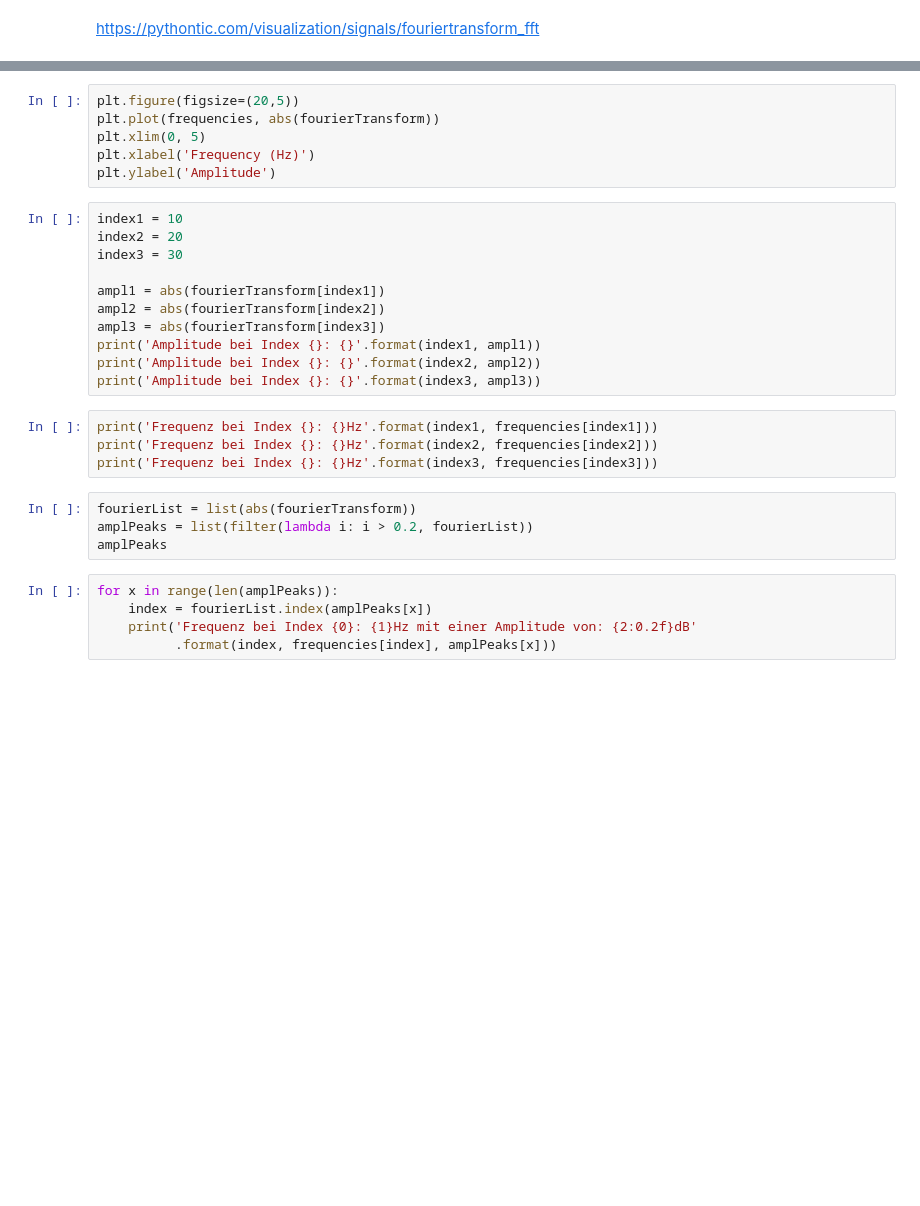
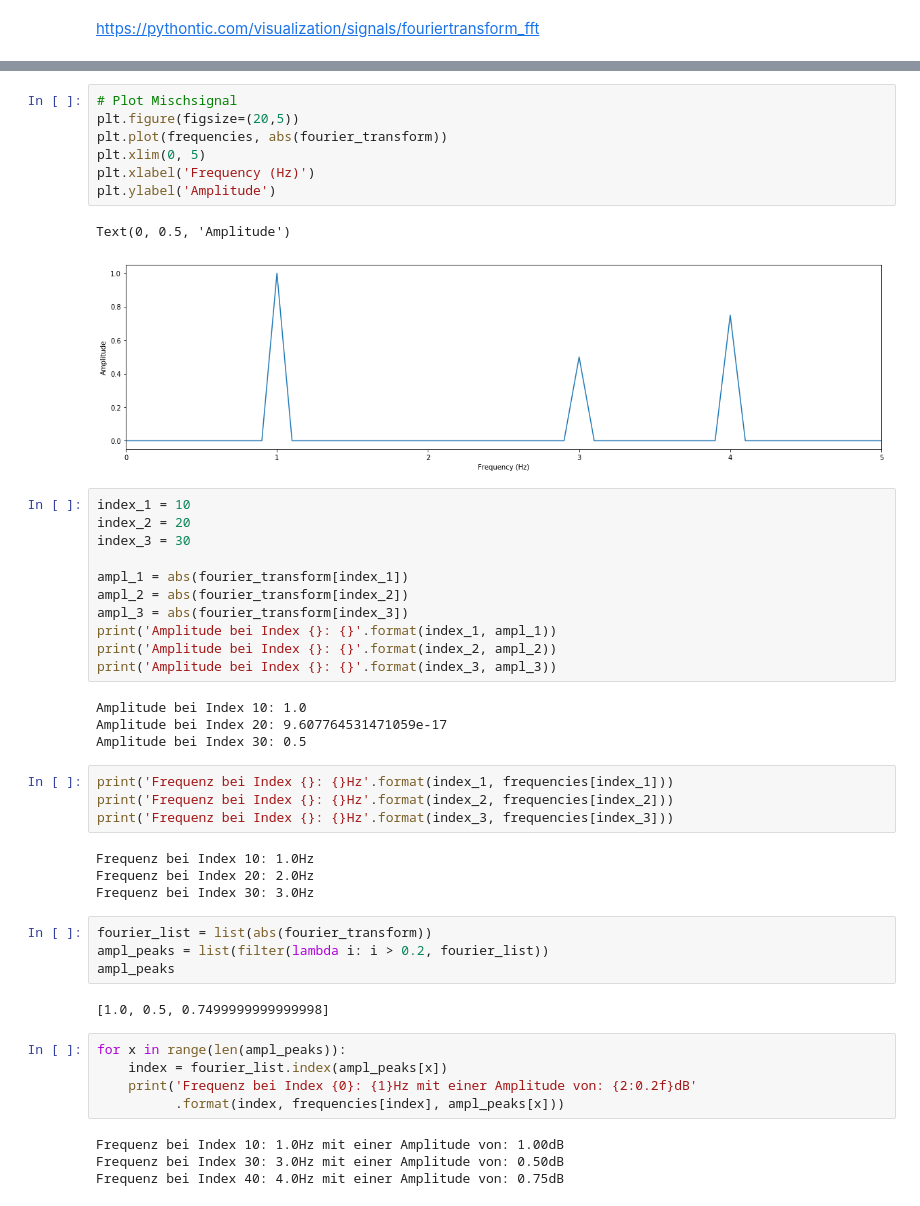
Before and after one commit to deiruch/AMt, a Jupyter notebook: FFT_Example.ipynb, the cells around one changed output, grey strips where cells are left out. Cells and saved outputs as stored; diff of their text form; blank space fills up the shorter version.

```diff
--- a/FFT_Example.ipynb
+++ b/FFT_Example.ipynb
@@ -89,33 +89,51 @@ plotter.show()
 # %%
+# Plot Mischsignal
 plt.figure(figsize=(20,5))
-plt.plot(frequencies, abs(fourierTransform))
+plt.plot(frequencies, abs(fourier_transform))
 plt.xlim(0, 5)
 plt.xlabel('Frequency (Hz)')
 plt.ylabel('Amplitude')
+# %% [output]
+Text(0, 0.5, 'Amplitude')
+[figure, added]
 # %%
-index1 = 10
-index2 = 20
-index3 = 30
+index_1 = 10
+index_2 = 20
+index_3 = 30
 
-ampl1 = abs(fourierTransform[index1])
-ampl2 = abs(fourierTransform[index2])
-ampl3 = abs(fourierTransform[index3])
-print('Amplitude bei Index {}: {}'.format(index1, ampl1))
-print('Amplitude bei Index {}: {}'.format(index2, ampl2))
-print('Amplitude bei Index {}: {}'.format(index3, ampl3))
+ampl_1 = abs(fourier_transform[index_1])
+ampl_2 = abs(fourier_transform[index_2])
+ampl_3 = abs(fourier_transform[index_3])
+print('Amplitude bei Index {}: {}'.format(index_1, ampl_1))
+print('Amplitude bei Index {}: {}'.format(index_2, ampl_2))
+print('Amplitude bei Index {}: {}'.format(index_3, ampl_3))
+# %% [output]
+Amplitude bei Index 10: 1.0
+Amplitude bei Index 20: 9.607764531471059e-17
+Amplitude bei Index 30: 0.5
 # %%
-print('Frequenz bei Index {}: {}Hz'.format(index1, frequencies[index1]))
-print('Frequenz bei Index {}: {}Hz'.format(index2, frequencies[index2]))
-print('Frequenz bei Index {}: {}Hz'.format(index3, frequencies[index3]))
+print('Frequenz bei Index {}: {}Hz'.format(index_1, frequencies[index_1]))
+print('Frequenz bei Index {}: {}Hz'.format(index_2, frequencies[index_2]))
+print('Frequenz bei Index {}: {}Hz'.format(index_3, frequencies[index_3]))
+# %% [output]
+Frequenz bei Index 10: 1.0Hz
+Frequenz bei Index 20: 2.0Hz
+Frequenz bei Index 30: 3.0Hz
 # %%
-fourierList = list(abs(fourierTransform))
-amplPeaks = list(filter(lambda i: i > 0.2, fourierList))
-amplPeaks
+fourier_list = list(abs(fourier_transform))
+ampl_peaks = list(filter(lambda i: i > 0.2, fourier_list))
+ampl_peaks
+# %% [output]
+[1.0, 0.5, 0.7499999999999998]
 # %%
-for x in range(len(amplPeaks)):
-    index = fourierList.index(amplPeaks[x])
+for x in range(len(ampl_peaks)):
+    index = fourier_list.index(ampl_peaks[x])
     print('Frequenz bei Index {0}: {1}Hz mit einer Amplitude von: {2:0.2f}dB'
-          .format(index, frequencies[index], amplPeaks[x]))
+          .format(index, frequencies[index], ampl_peaks[x]))
+# %% [output]
+Frequenz bei Index 10: 1.0Hz mit einer Amplitude von: 1.00dB
+Frequenz bei Index 30: 3.0Hz mit einer Amplitude von: 0.50dB
+Frequenz bei Index 40: 4.0Hz mit einer Amplitude von: 0.75dB
 # %%
 plt.figure(figsize=(20,5))
 plt.plot(time, signal)
```
Also changed, not shown: parts of 9 cells of this notebook, 1 other file.
